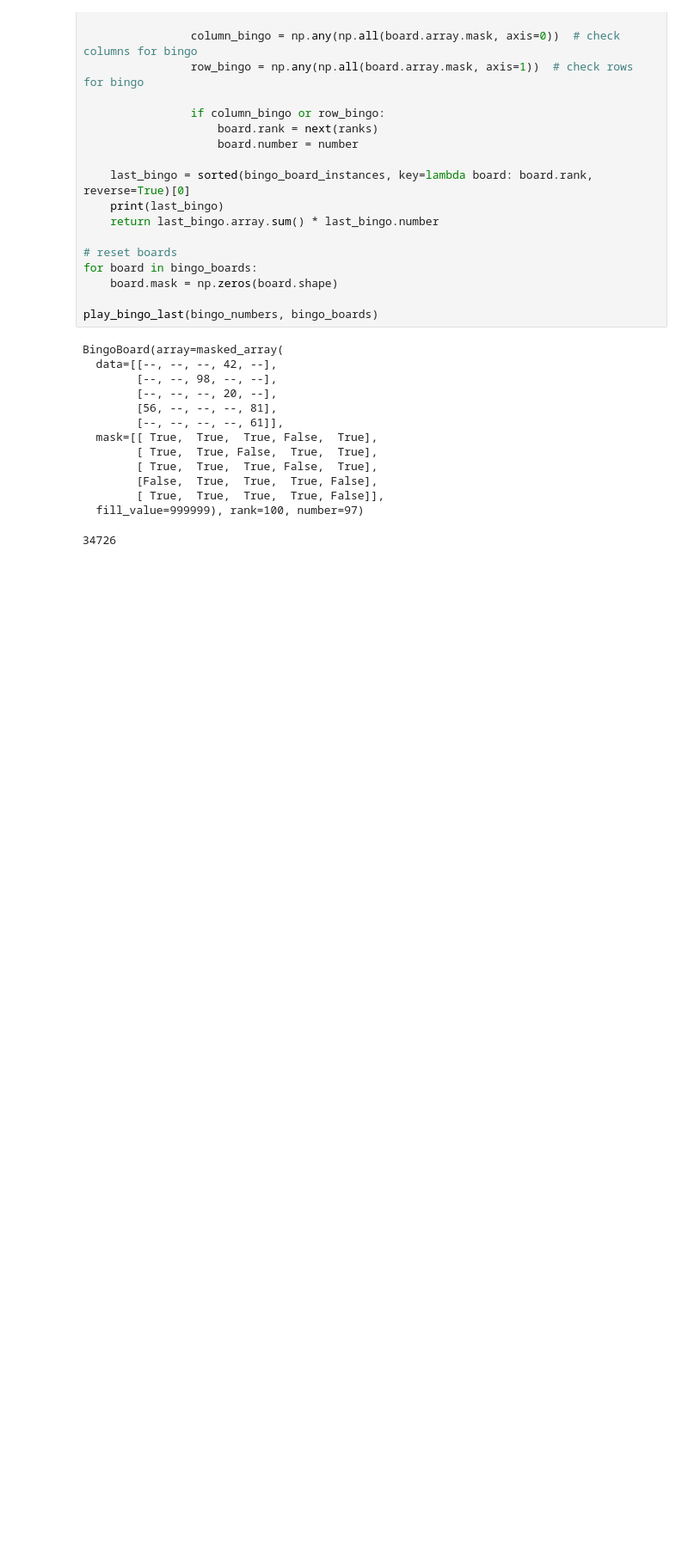
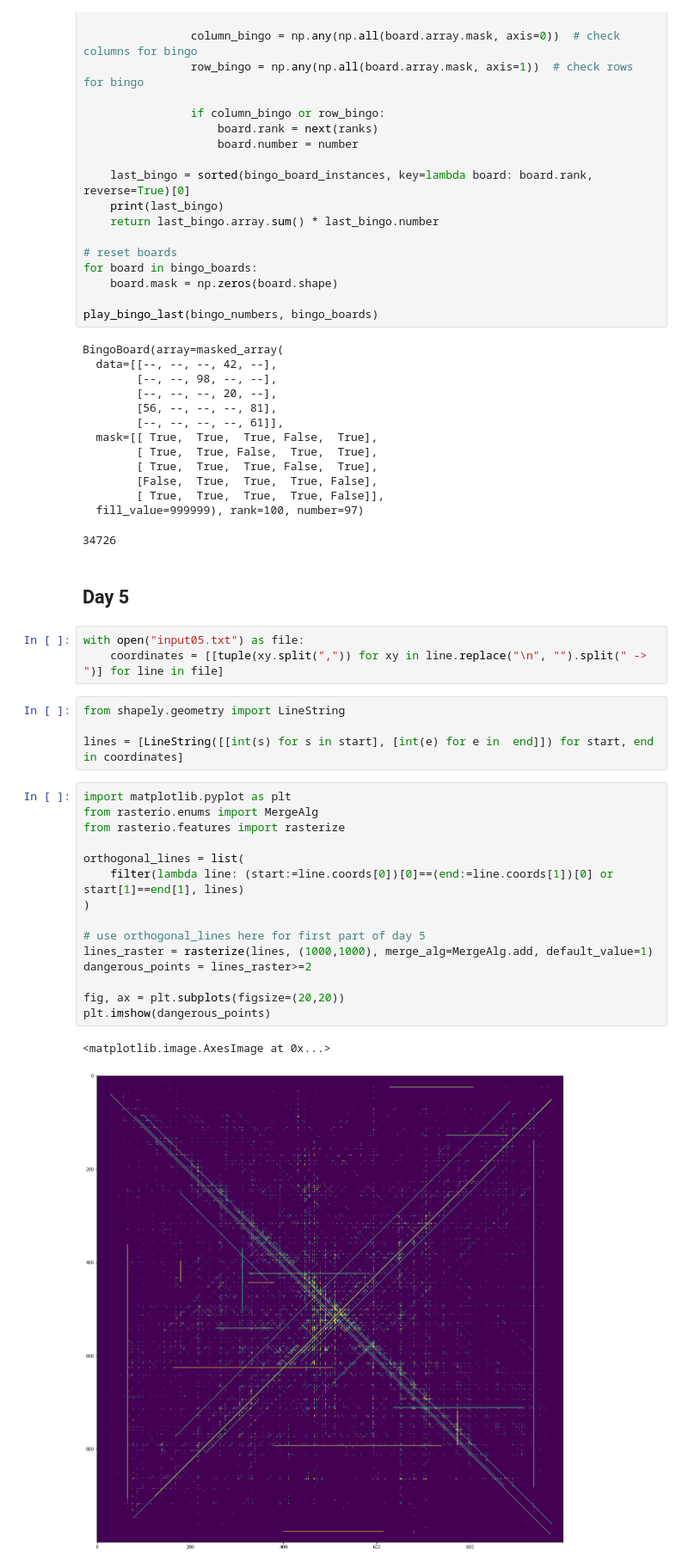
Before and after one commit to StefanBrand/advent-of-code-2021, a Jupyter notebook: adventofcode2021.ipynb, the cells around one changed output. Shown at 86% size. Cells and saved outputs as stored; diff of their text form; blank space fills up the shorter version.

```diff
--- a/adventofcode2021.ipynb
+++ b/adventofcode2021.ipynb
@@ -182,3 +182,30 @@ BingoBoard(array=masked_array(
         [ True,  True,  True,  True, False]],
   fill_value=999999), rank=100, number=97)
 34726
+# %% [markdown]
+## Day 5
+# %%
+with open("input05.txt") as file:
+    coordinates = [[tuple(xy.split(",")) for xy in line.replace("\n", "").split(" -> ")] for line in file]
+# %%
+from shapely.geometry import LineString
+
+lines = [LineString([[int(s) for s in start], [int(e) for e in  end]]) for start, end in coordinates]
+# %%
+import matplotlib.pyplot as plt
+from rasterio.enums import MergeAlg
+from rasterio.features import rasterize
+
+orthogonal_lines = list(
+    filter(lambda line: (start:=line.coords[0])[0]==(end:=line.coords[1])[0] or start[1]==end[1], lines)
+)
+
+# use orthogonal_lines here for first part of day 5
+lines_raster = rasterize(lines, (1000,1000), merge_alg=MergeAlg.add, default_value=1)
+dangerous_points = lines_raster>=2
+
+fig, ax = plt.subplots(figsize=(20,20))
+plt.imshow(dangerous_points)
+# %% [output]
+<matplotlib.image.AxesImage at 0x...>
+[figure, added]
```
Also changed, not shown: parts of 1 cell of this notebook, 1 other file.
